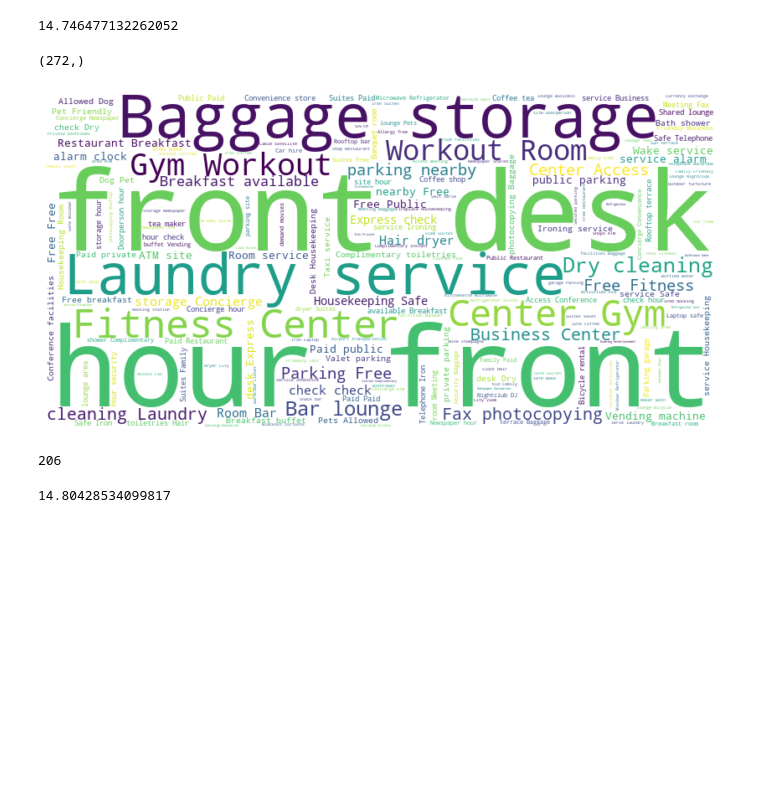
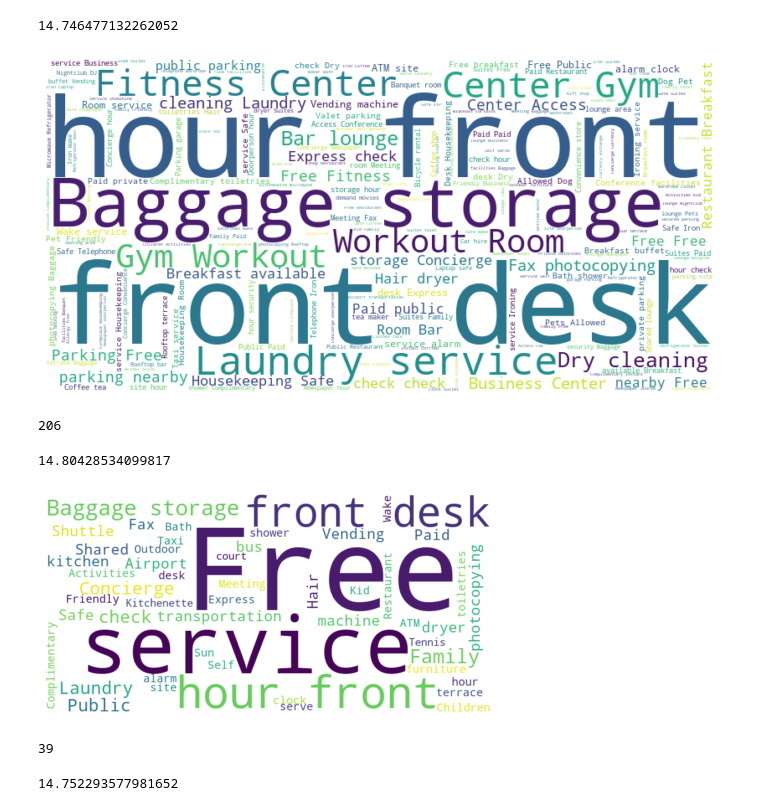
Before and after one commit to YShinohara07/TripAdvisor_Scrapy, a Jupyter notebook: Trip Advisor Analysis.ipynb, the cells around one changed output. Saved outputs shown, nothing was run; the diff lists cells and outputs as text; code cells hidden in the pictures; blank space fills up the shorter version.

```diff
--- a/Trip Advisor Analysis.ipynb
+++ b/Trip Advisor Analysis.ipynb
@@ -286,7 +286,7 @@ sum(num_amenity)/len(num_amenity)
 14.746477132262052
 # %%
 Good_h_service = df5['amenities'].loc[(df5['rating']>=3.0) & (df5['rating'] < 4.5)]
-print(Good_h_service.shape)
+
 Good_Amenity = []
 num_amenity = []
 for service_lst in Good_h_service:
@@ -306,7 +306,31 @@ plt.show()
 print(len(set(Good_Amenity)))
 sum(num_amenity)/len(num_amenity)
 # %% [output]
+[figure, new version]
-(272,)
+206
-[figure, old version]
-206
+14.80428534099817
-14.80428534099817
+# %%
+Poor_h_service = df5['amenities'].loc[df5['rating'] < 3.0]
+
+Poor_Amenity = []
+num_amenity=[]
+for service_lst in Poor_h_service:
+    if service_lst != ['nan']:
+        for service in service_lst:
+            num_amenity.append(len(service))
+            Poor_Amenity.append(service)
+stop_words = ["air","conditioning","Internet","Flatscreen","TV","Non smoking","smoking","wifi","Non","rooms","hotel","High", "Speed"] + list(wordcloud.STOPWORDS)
+
+wc = WordCloud(background_color="white", max_words=200, width=800, height=400, min_font_size = 2, stopwords = stop_words)
+
+wc.generate(' '.join(Poor_Amenity))
+plt.figure(figsize=(8, 8))
+plt.imshow(wc, interpolation='bilinear') #show image wordcloud and fill it as bilinear.
+plt.axis("off")
+plt.show()
+print(len(set(Poor_Amenity)))
+sum(num_amenity)/len(num_amenity)
+# %% [output]
+[figure, added]
+39
+14.752293577981652
```
